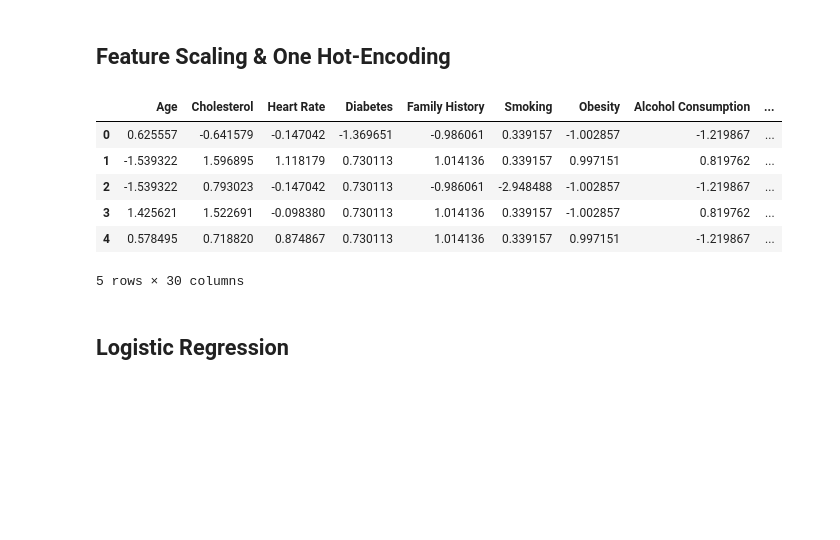
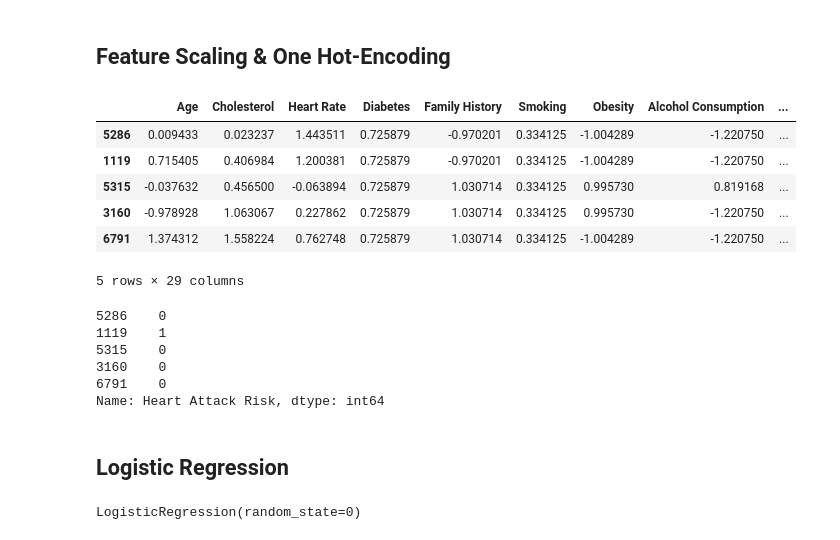
Before and after one commit to KimieCrafter/AI-Note-IIUM, a Jupyter notebook: Machine_Learning/Asgmt 2/Asgmt-2.ipynb, the cells around one changed output. Saved outputs shown, nothing was run; the diff lists cells and outputs as text; code cells hidden in the pictures; blank space fills up the shorter version.

```diff
--- a/Machine_Learning/Asgmt 2/Asgmt-2.ipynb
+++ b/Machine_Learning/Asgmt 2/Asgmt-2.ipynb
@@ -171,13 +171,57 @@ df_transformed['Heart Attack Risk'] = dataset_Cleaned['Heart Attack Risk'].value
+# %%
+from sklearn.preprocessing import StandardScaler, OneHotEncoder
+from sklearn.compose import ColumnTransformer
+
+numeric_features = X.select_dtypes(include=['int64', 'float64']).columns
+categorical_features = X.select_dtypes(include=['object']).columns
+
+numeric_transformer = StandardScaler()
+categorical_transformer = OneHotEncoder(drop='first', sparse_output=False)
+
+preprocessor = ColumnTransformer(
+    transformers=[
+        ('num', numeric_transformer, numeric_features),
+        ('cat', categorical_transformer, categorical_features)
+    ]
+)
+
+# Fit ONLY on training data
+X_train_transformed = preprocessor.fit_transform(X_train)
+X_test_transformed = preprocessor.transform(X_test)
+
+# Get column names
+encoded_cat_features = preprocessor.named_transformers_['cat'].get_feature_names_out(categorical_features)
+transformed_columns = numeric_features.tolist() + encoded_cat_features.tolist()
+
+# Rebuild DataFrames
+X_train_df = pd.DataFrame(X_train_transformed, columns=transformed_columns, index=X_train.index) # type: ignore
+X_test_df = pd.DataFrame(X_test_transformed, columns=transformed_columns, index=X_test.index) # type: ignore
 # %%
 
-df_transformed.head()
+X_train_df.head()
 # %% [output]
 |  | Age | Cholesterol | Heart Rate | Diabetes | Family History | Smoking | Obesity | Alcohol Consumption | ... |
-| 0 | 0.625557 | -0.641579 | -0.147042 | -1.369651 | -0.986061 | 0.339157 | -1.002857 | -1.219867 | ... |
-| 1 | -1.539322 | 1.596895 | 1.118179 | 0.730113 | 1.014136 | 0.339157 | 0.997151 | 0.819762 | ... |
-| 2 | -1.539322 | 0.793023 | -0.147042 | 0.730113 | -0.986061 | -2.948488 | -1.002857 | -1.219867 | ... |
-| 3 | 1.425621 | 1.522691 | -0.098380 | 0.730113 | 1.014136 | 0.339157 | -1.002857 | 0.819762 | ... |
-| 4 | 0.578495 | 0.718820 | 0.874867 | 0.730113 | 1.014136 | 0.339157 | 0.997151 | -1.219867 | ... |
+| 5286 | 0.009433 | 0.023237 | 1.443511 | 0.725879 | -0.970201 | 0.334125 | -1.004289 | -1.220750 | ... |
+| 1119 | 0.715405 | 0.406984 | 1.200381 | 0.725879 | -0.970201 | 0.334125 | -1.004289 | -1.220750 | ... |
+| 5315 | -0.037632 | 0.456500 | -0.063894 | 0.725879 | 1.030714 | 0.334125 | 0.995730 | 0.819168 | ... |
+| 3160 | -0.978928 | 1.063067 | 0.227862 | 0.725879 | 1.030714 | 0.334125 | 0.995730 | -1.220750 | ... |
+| 6791 | 1.374312 | 1.558224 | 0.762748 | 0.725879 | 1.030714 | 0.334125 | -1.004289 | -1.220750 | ... |
-5 rows × 30 columns
+5 rows × 29 columns
+# %%
+y_train.head()
+# %% [output]
+5286    0
+1119    1
+5315    0
+3160    0
+6791    0
+Name: Heart Attack Risk, dtype: int64
 # %% [markdown]
 ## Logistic Regression
+# %%
+from sklearn.linear_model import LogisticRegression
+
+classifier = LogisticRegression(random_state = 0)
+classifier.fit(X_train_df, y_train)
+# %% [output]
+LogisticRegression(random_state=0)
```
Also changed, not shown: parts of 1 cell of this notebook.
